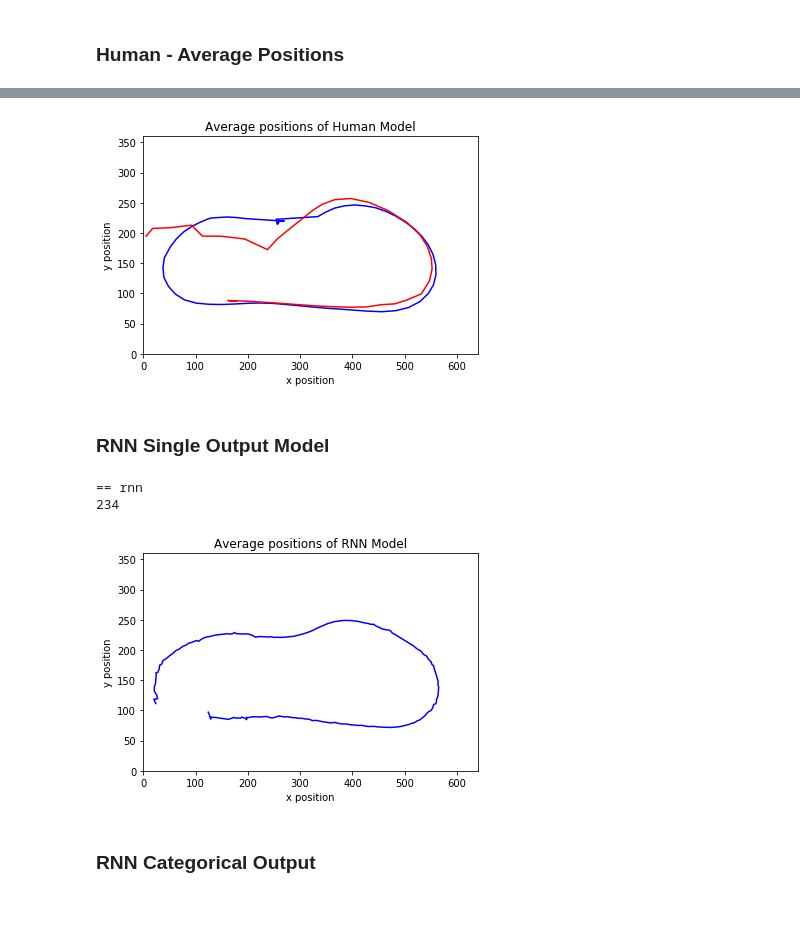
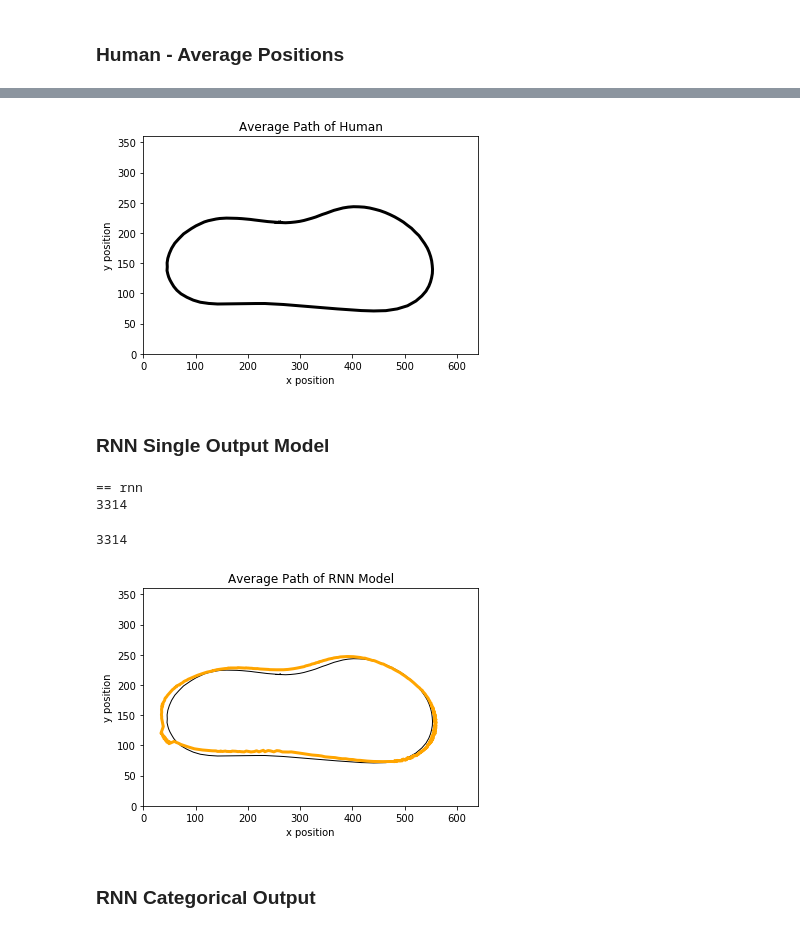
Before and after one commit to jzisheng/Scaled-Self-Driving-Car, a Jupyter notebook: notebooks/AveragingPositions.ipynb, the cells around one changed output, grey strips where cells are left out. Drawn from its saved outputs; the diff is of its cells as text; code cells hidden in the pictures.

```diff
--- a/notebooks/AveragingPositions.ipynb
+++ b/notebooks/AveragingPositions.ipynb
@@ -235,19 +323,28 @@ hy = hy[:len(hy)-n]
 # %%
-plt.plot(hx,hy,c='b')
+n=503
+#hx.append(270)
+#hy.append(220)
+
+hx1 = hx[:len(hx)-n]
+hy1 = hy[:len(hy)-n]
+
+#plt.plot(hx,hy,c='black',linewidth='1')
+
 #plt.plot(linearx[:len(linearx)-n],lineary[:len(lineary)-n],c='red')
-plt.plot(linearx,lineary,c='red')
+plt.plot(hx1,hy1,c='black',linewidth='3')
+#plt.plot(rnnx[s:len(rnnx)-n],rnny[s:len(rnnx)-n],c='b')
 plt.xlim(0, 1920/3)
 plt.ylim(0, 1080/3)     # set the ylim to ymin, ymax
-plt.title('Average positions of Human Model')
+plt.title('Average Path of Human')
 plt.xlabel('x position')
 plt.ylabel('y position')
 plt.show()
 # %% [output]
-[figure, old version]
+[figure, new version]
 # %% [markdown]
 ### RNN Single Output Model
 # %%
-pos = rnn
+pos = rnn[3:]
 if(len(pos) != 0):
     print('== rnn')
     totalpos = []
@@ -256,20 +353,33 @@ if(len(pos) != 0):
     rnnx,rnny = getAveragePositions(totalpos)
 # %% [output]
 == rnn
-234
+3314
 # %%
-n=18
-s=9
-plt.plot(rnnx[s:len(rnnx)-n],rnny[s:len(rnnx)-n],c='b')
+print(len(rnnx))
+plt.plot(hx1,hy1,c='black',linewidth='1')
+
+n=50
+s=2800
+rnnx1 = rnnx[s:len(rnnx)-n]
+rnny1 = rnny[s:len(rnnx)-n]
+
+#rnnx1.append(60)
+#rnny1.append(85)
+
+#rnnx1.append(100)
+#rnny1.append(80)
+
+plt.plot(rnnx1,rnny1,c='orange',linewidth='3')
 
 plt.xlim(0, 1920/3)
 plt.ylim(0, 1080/3)     # set the ylim to ymin, ymax
-plt.title('Average positions of RNN Model')
+plt.title('Average Path of RNN Model')
 plt.xlabel('x position')
 plt.ylabel('y position')
 plt.show()
 # %% [output]
+3314
-[figure, old version]
+[figure, new version]
 # %% [markdown]
 ### RNN Categorical Output
 # %%
```
Also changed, not shown: parts of 28 cells of this notebook, 2 other files.
